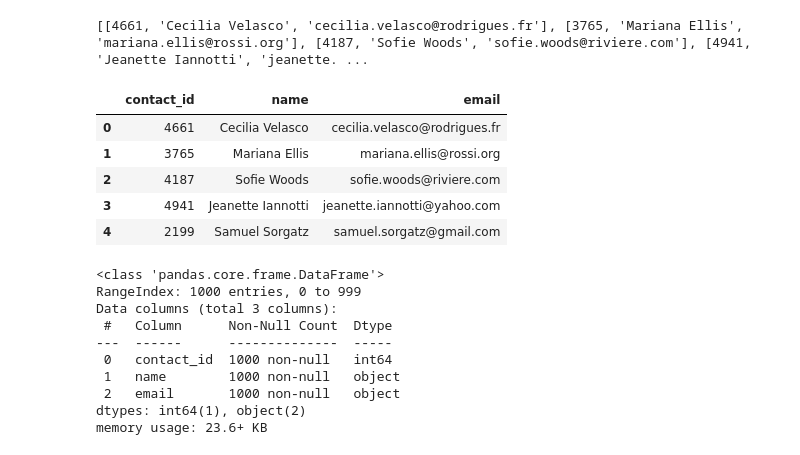
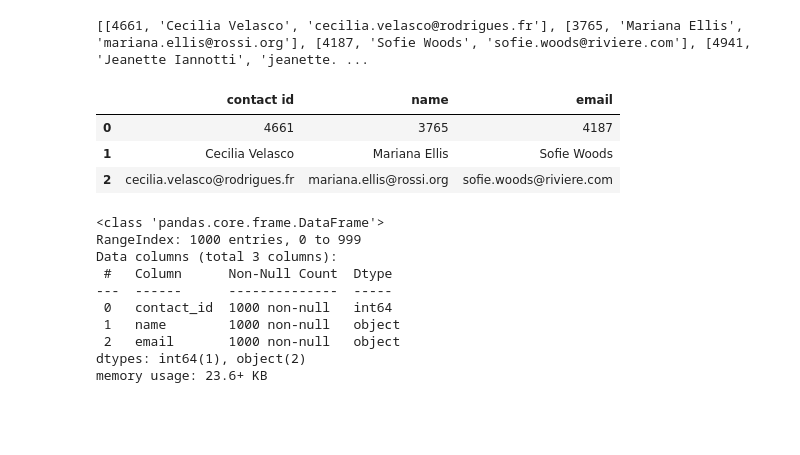
Before and after one commit to DKAce330/Crowdfunding_ETL, a Jupyter notebook: ETL_Mini_Project_ASaini_DKuffel.ipynb, the cells around one changed output. Drawn from its saved outputs; the diff is of its cells as text; code cells hidden in the pictures; blank space fills up the shorter version.

```diff
--- a/ETL_Mini_Project_ASaini_DKuffel.ipynb
+++ b/ETL_Mini_Project_ASaini_DKuffel.ipynb
@@ -289,7 +288,7 @@ campaign_cleaned.to_csv("Resources/campaign.csv", index=False)
 ### Extract the contacts.xlsx Data.
 # %%
 # Read the data into a Pandas DataFrame. Use the `header=2` parameter when reading in the data.
-contact_info_df = pd.read_excel('Resources/contacts.xlsx', header=2)
+contact_info_df = pd.read_excel('Resources/contacts.xlsx', engine='openpyxl' ,header=2)
 contact_info_df.head()
 # %% [output]
 |  | contact_info |
@@ -314,7 +313,10 @@ Then export the DataFrame as a `contacts.csv` CSV file.
 # Iterate through the contact_info_df and convert each row to a dictionary.
 import json
 dict_values = []
-
+for info, row in contact_info_df.iterrows():
+    contact_info_dict = json.loads(row['contact_info'])
+    row_values = [v for k, v in contact_info_dict.items()]
+    dict_values.append(row_values)
 
 # Print out the list of values for each row.
 print(dict_values)
@@ -323,13 +325,14 @@ print(dict_values)
 # %%
 # Create a contact_info DataFrame and add each list of values, i.e., each row
 # to the 'contact_id', 'name', 'email' columns.
+for data in dict_values:
+    contact_df= pd.DataFrame({'contact id': dict_values[0], 'name':dict_values[1] ,'email':dict_values[2] })
+contact_df
 # %% [output]
-|  | contact_id | name | email |
-| 0 | 4661 | Cecilia Velasco | cecilia.velasco@rodrigues.fr |
-| 1 | 3765 | Mariana Ellis | mariana.ellis@rossi.org |
-| 2 | 4187 | Sofie Woods | sofie.woods@riviere.com |
-| 3 | 4941 | Jeanette Iannotti | jeanette.iannotti@yahoo.com |
-| 4 | 2199 | Samuel Sorgatz | samuel.sorgatz@gmail.com |
+|  | contact id | name | email |
+| 0 | 4661 | 3765 | 4187 |
+| 1 | Cecilia Velasco | Mariana Ellis | Sofie Woods |
+| 2 | cecilia.velasco@rodrigues.fr | mariana.ellis@rossi.org | sofie.woods@riviere.com |
 # %%
 # Check the datatypes.
 # %% [output]
```
Also changed, not shown: parts of 1 cell of this notebook.
